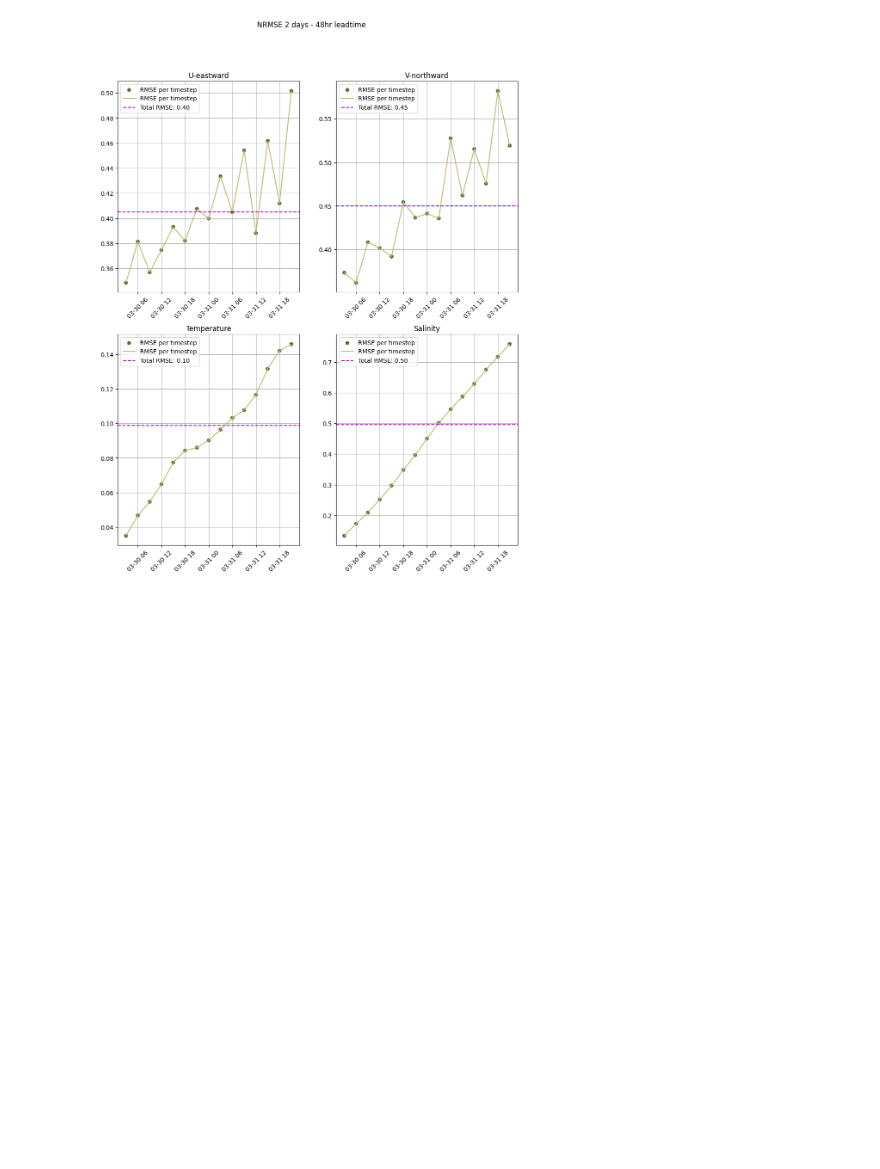
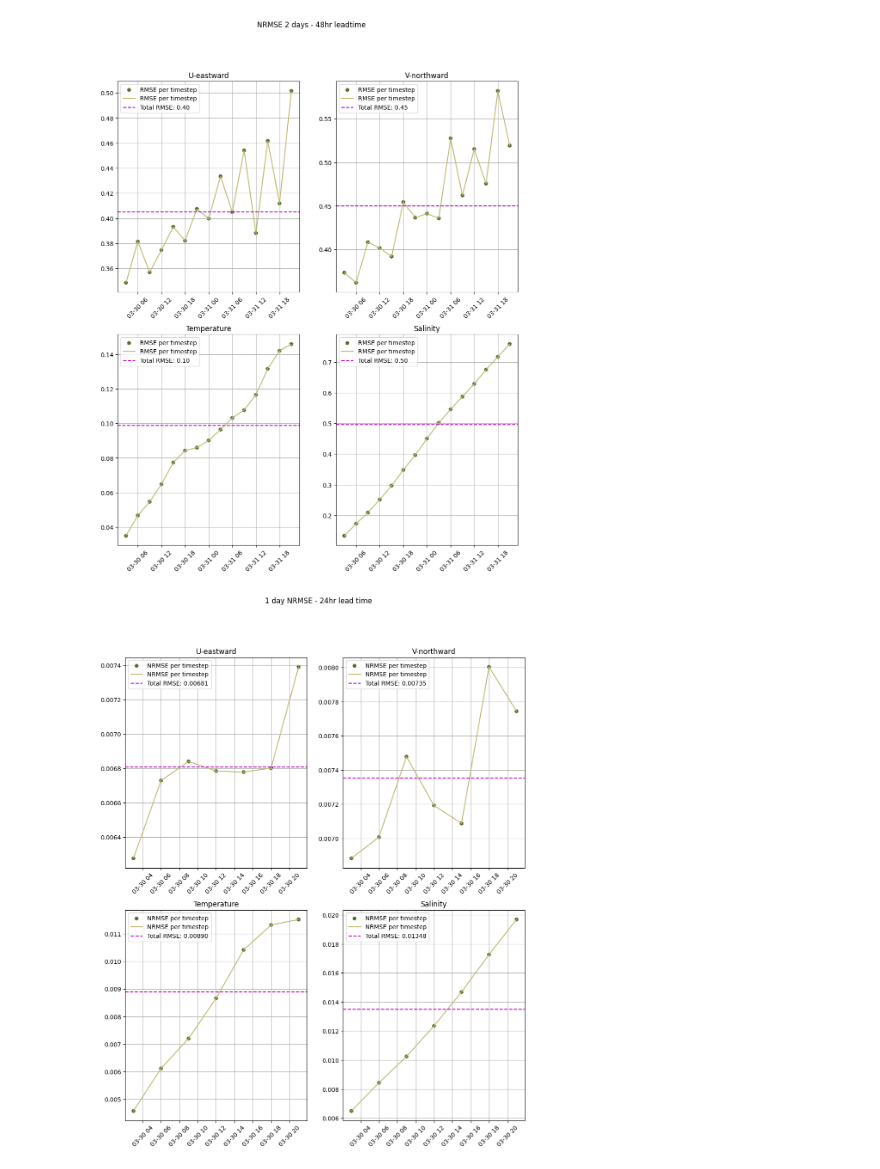
Before and after one commit to metno/ocean-ai, a Jupyter notebook: plot/rmse.ipynb, the cells around one changed output. Cells and saved outputs as stored; diff of their text form; code cells hidden in the pictures; blank space fills up the shorter version.

```diff
--- a/plot/rmse.ipynb
+++ b/plot/rmse.ipynb
@@ -240,0 +297,4 @@ NRMSE(norkyst_two_days_d, two_days_48_lead_havbris, 'NRMSE 2 days - 48hr leadtim
+# %%
+rmse(truth = norkyst, predict = ds, suptitle='1 day NRMSE - 24hr lead time', min_max_scaled=True)
+# %% [output]
+[figure, added]
```
Also changed, not shown: parts of 6 cells of this notebook, 1 other file.
